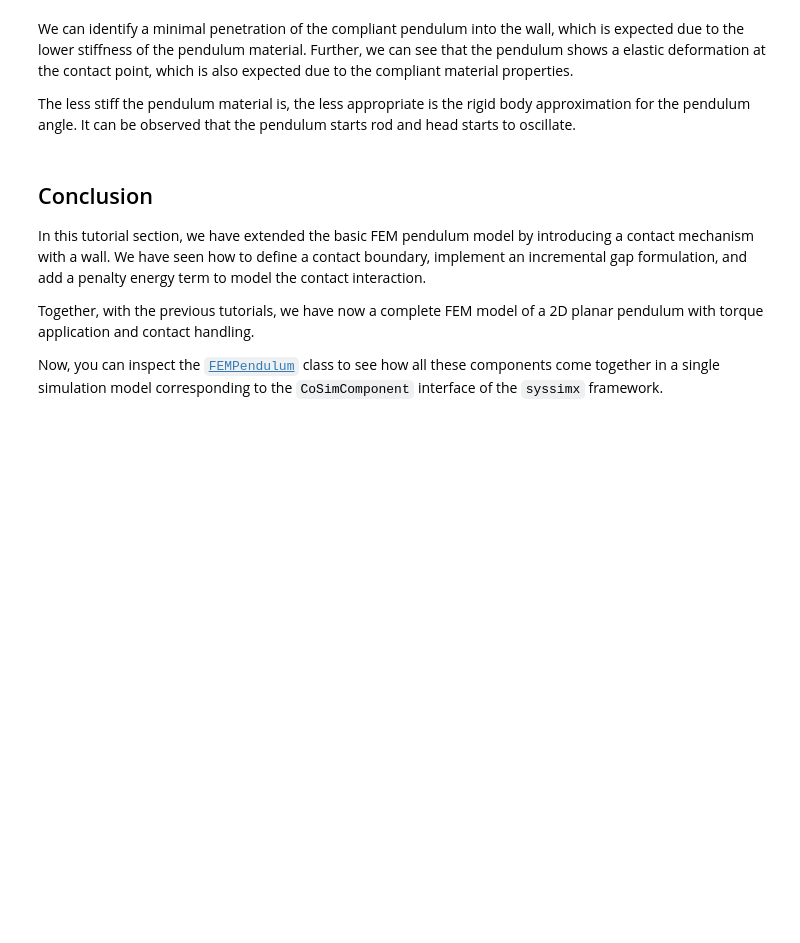
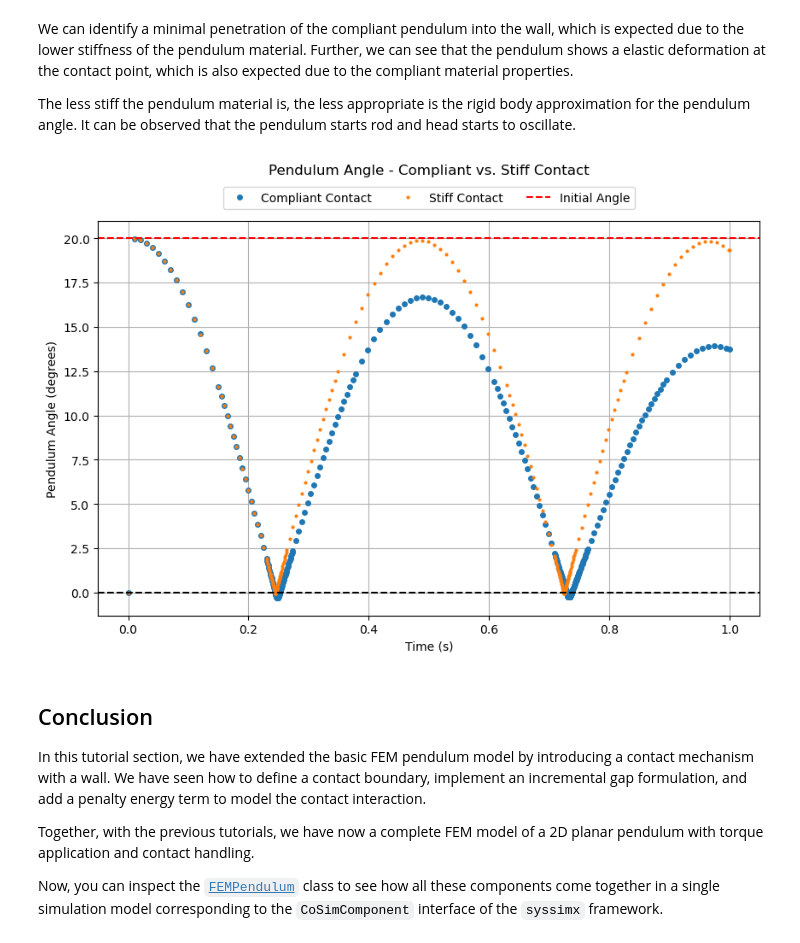
Before and after one commit to FlorianFrech/SystemSimulation, a Jupyter notebook: docs/04_tool_integration/03_fem/03_fem_pendulum_contact.ipynb, the cells around one changed output. Saved outputs shown, nothing was run; the diff lists cells and outputs as text; code cells hidden in the pictures; blank space fills up the shorter version.

```diff
--- a/docs/04_tool_integration/03_fem/03_fem_pendulum_contact.ipynb
+++ b/docs/04_tool_integration/03_fem/03_fem_pendulum_contact.ipynb
@@ -630,6 +655,19 @@ We can identify a minimal penetration of the compliant pendulum into the wall, w
 
 The less stiff the pendulum material is, the less appropriate is the rigid body approximation for the pendulum angle.
 It can be observed that the pendulum starts rod and head starts to oscillate.
+# %%
+plt.figure(figsize=(10, 6))
+plt.title("Pendulum Angle - Compliant vs. Stiff Contact", y = 1.1)
+plt.plot(res_compliant['time'], np.rad2deg(res_compliant['theta']), label="Compliant Contact", marker="o", markersize=4, linestyle="None")
+plt.plot(results_adaptive['time'], np.rad2deg(results_adaptive['theta']), label="Stiff Contact", marker="o", markersize=2, linestyle="None")
+plt.axhline(20, color="r", linestyle="--", label="Initial Angle")
+plt.axhline(0, color="k", linestyle="--")
+plt.xlabel("Time (s)")
+plt.ylabel("Pendulum Angle (degrees)")
+plt.legend(loc="upper center", bbox_to_anchor=(0.5, 1.1), ncol=3)
+plt.grid()
+# %% [output]
+[figure, added]
 # %% [markdown]
 ## Conclusion
 
```
Also changed, not shown: parts of 11 cells of this notebook, 36 other files.
